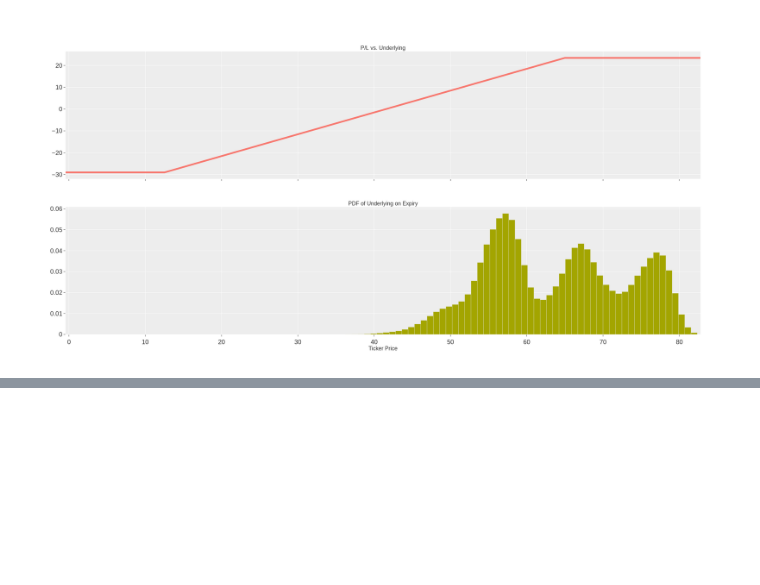
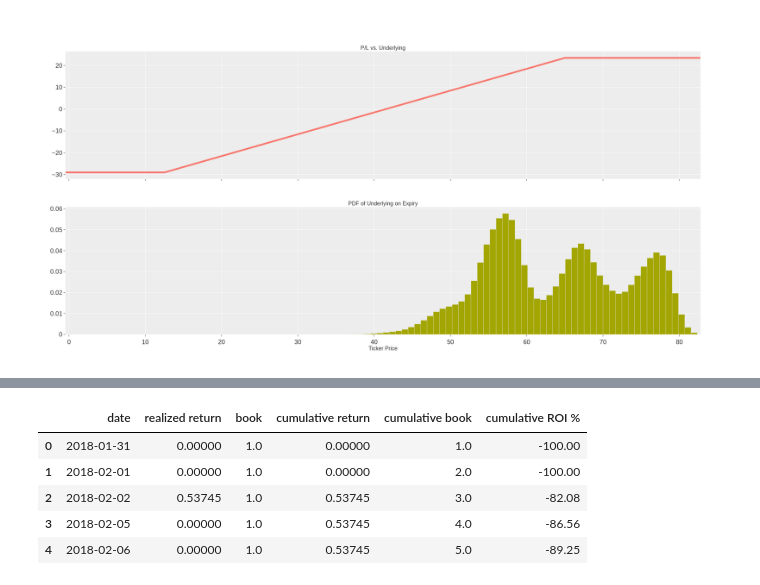
Before and after one commit to jacktan1/Options-Project, a Jupyter notebook: src/P5-0_baseline_model.ipynb, the cells around one changed output, grey strips where cells are left out. Cells and saved outputs as stored; diff of their text form; code cells hidden in the pictures; blank space fills up the shorter version.

```diff
--- a/src/P5-0_baseline_model.ipynb
+++ b/src/P5-0_baseline_model.ipynb
@@ -241,0 +271,10 @@ scores_df.head()
+# %%
+# Cumulative book cost, realized return, and return on investment (ROI)
+option_strat.cumu_date_df.head()
+# %% [output]
+|  | date | realized return | book | cumulative return | cumulative book | cumulative ROI % |
+| 0 | 2018-01-31 | 0.00000 | 1.0 | 0.00000 | 1.0 | -100.00 |
+| 1 | 2018-02-01 | 0.00000 | 1.0 | 0.00000 | 2.0 | -100.00 |
+| 2 | 2018-02-02 | 0.53745 | 1.0 | 0.53745 | 3.0 | -82.08 |
+| 3 | 2018-02-05 | 0.00000 | 1.0 | 0.53745 | 4.0 | -86.56 |
+| 4 | 2018-02-06 | 0.00000 | 1.0 | 0.53745 | 5.0 | -89.25 |
```
Also changed, not shown: parts of 17 cells of this notebook, 6 other files.
